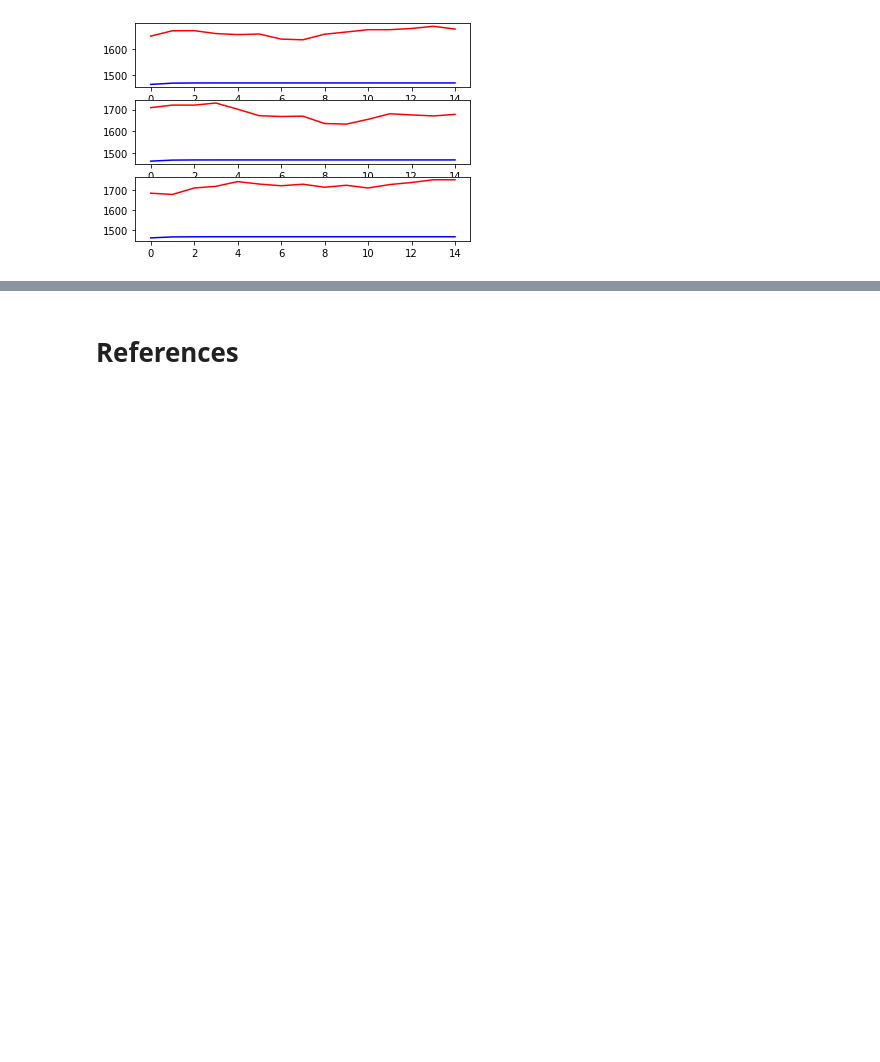
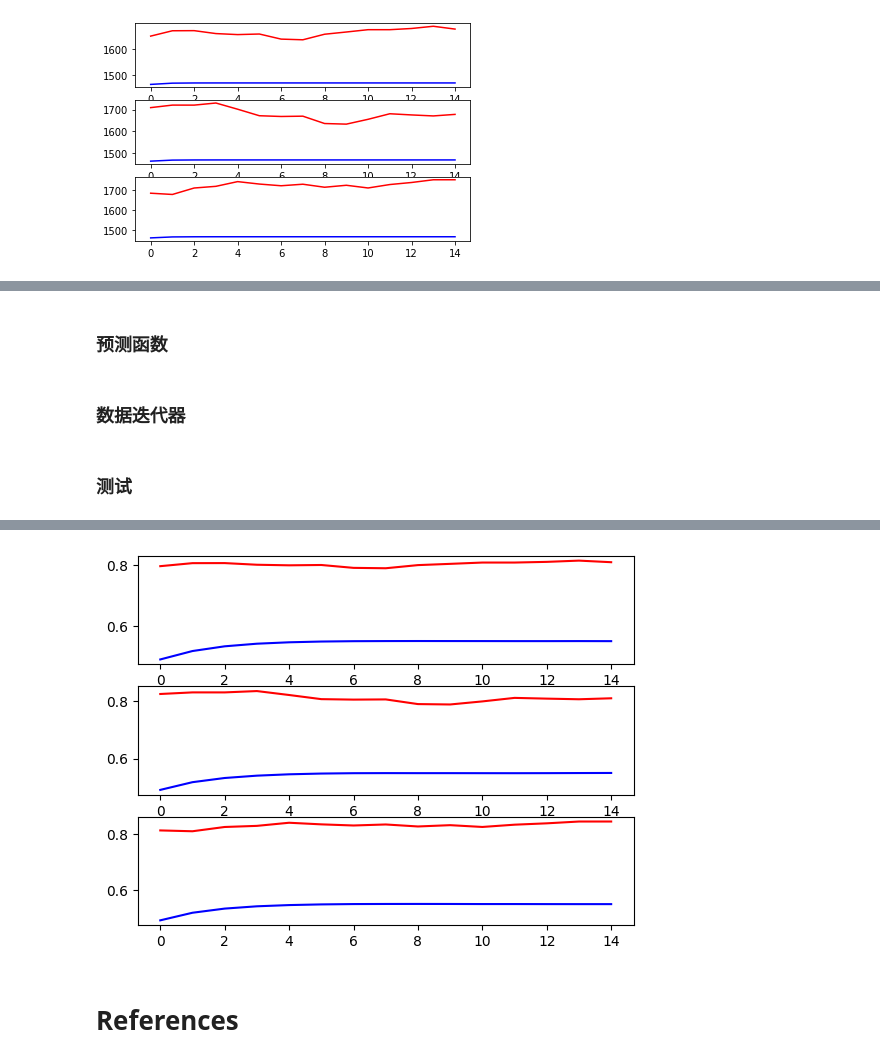
Before and after one commit to ChaoFanMa01/tech_notes, a Jupyter notebook: learning_alg/notes/lstm.ipynb, the cells around one changed output, grey strips where cells are left out. Drawn from its saved outputs; the diff is of its cells as text; code cells hidden in the pictures; blank space fills up the shorter version.

```diff
--- a/learning_alg/notes/lstm.ipynb
+++ b/learning_alg/notes/lstm.ipynb
@@ -370,0 +458,2 @@ loss is 49338.08
+# %% [markdown]
+### 预测函数
@@ -370,0 +484,2 @@ loss is 49338.08
+# %% [markdown]
+### 数据迭代器
@@ -370,0 +504,35 @@ loss is 49338.08
+# %% [markdown]
+### 测试
+# %%
+DIR = '~/prj/tech_notes/learning_alg/src/data/'
+fname = 'kaggle_gold_price_prediction.csv'
+
+dataset = pd.read_csv(os.path.join(DIR, fname))
+# 根据时间倒序排列.
+dataset = dataset.sort_index(axis = 0, ascending = False)
+mean = dataset['Volume'].mean()
+dataset['Volume'].fillna(mean, inplace = True)
+dataset.drop('Date', axis = 1, inplace = True)
+dataset['Close/Last'] /= dataset['Close/Last'].max()
+dataset['High'] /= dataset['High'].max()
+dataset['Low'] /= dataset['Low'].max()
+dataset['Open'] /= dataset['Open'].max()
+dataset['Volume'] /= dataset['Volume'].max()
+train_set = dataset[:2500]
+test_set = dataset[2500:]
+
+# 超参
+input_size = 5 # 去掉`Date`后, 还有5个特征.
+hidden_size = 30
+num_layers = 2
+batch_size = 3
+num_epochs = 2
+lr = 0.0001
+time_step = 30
+
+model = LSTMPred(input_size, hidden_size, num_layers, batch_size)
+print('begin train')
+train(model, train_set, num_epochs, lr, time_step)
+print('begin predict')
+predict(model, test_set, batch_size)
+# %% [output]
@@ -371,3 +556,4 @@ loss is 49338.08
+[figure, added]
 # %% [markdown]
 # References
 # %% [markdown]
```
Also changed, not shown: parts of 11 cells of this notebook.
